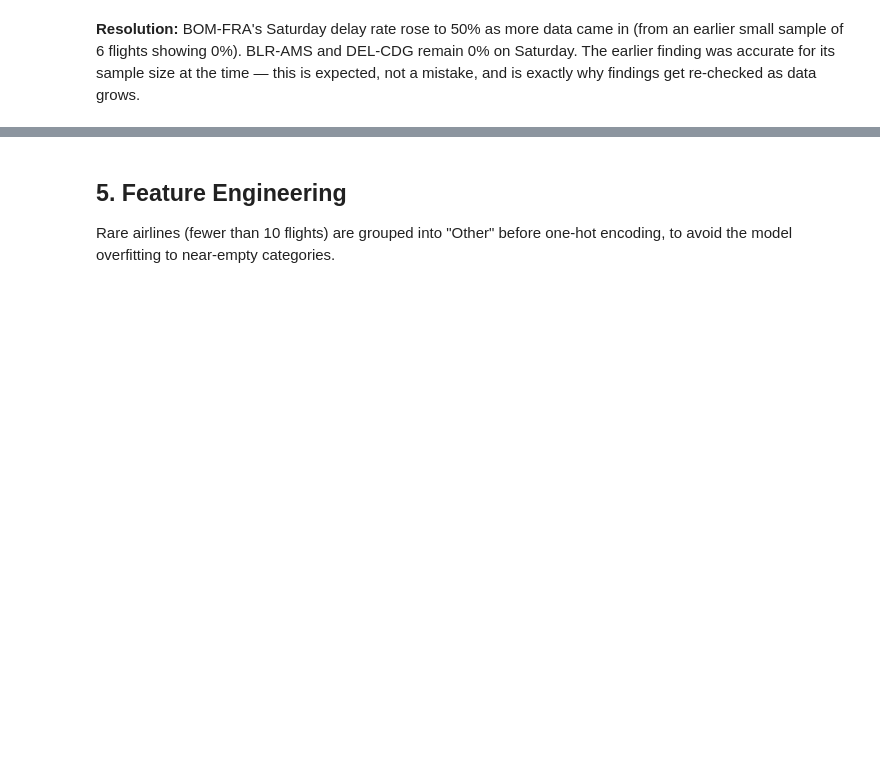
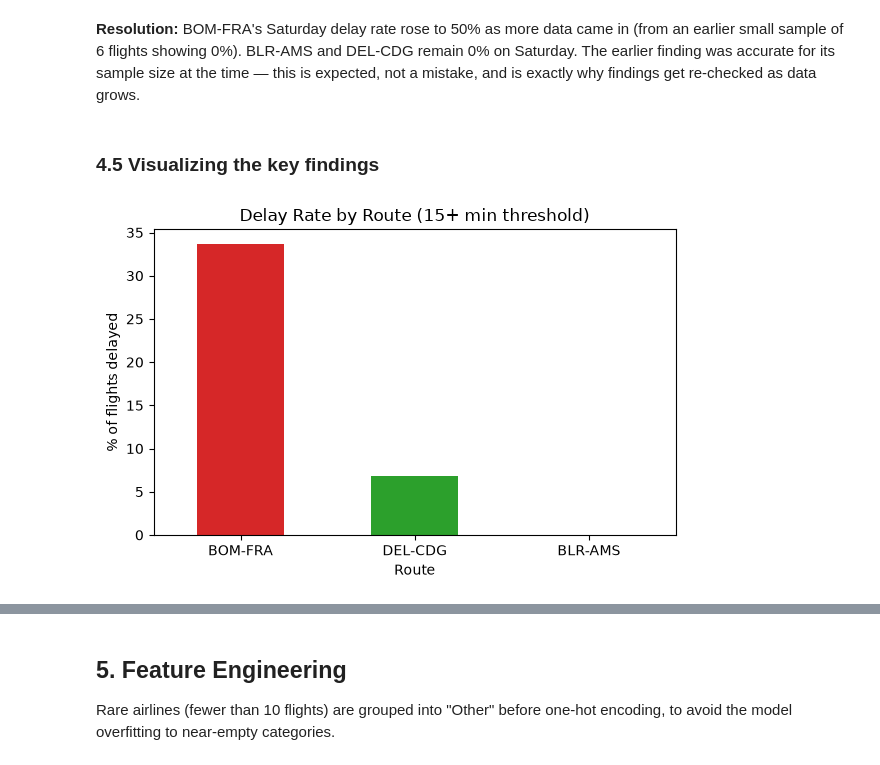
Before and after one commit to khushi1215/RouteWatch, a Jupyter notebook: explore.ipynb, the cells around one changed output, grey strips where cells are left out. Drawn from its saved outputs; the diff is of its cells as text; code cells hidden in the pictures; blank space fills up the shorter version.

Commit message:
updated explore.ipynb, docs: add full README with demo visuals

```diff
--- a/explore.ipynb
+++ b/explore.ipynb
@@ -160,3 +160,21 @@ by_route_day[by_route_day['day_of_week'] == 'Saturday']
 | 15 | DEL-CDG | Saturday | 0.0 | 11 |
 # %% [markdown]
 **Resolution:** BOM-FRA's Saturday delay rate rose to 50% as more data came in (from an earlier small sample of 6 flights showing 0%). BLR-AMS and DEL-CDG remain 0% on Saturday. The earlier finding was accurate for its sample size at the time — this is expected, not a mistake, and is exactly why findings get re-checked as data grows.
+# %% [markdown]
+### 4.5 Visualizing the key findings
+# %%
+import matplotlib.pyplot as plt
+
+route_delay = complete_flights.groupby('route')['is_delayed'].mean() * 100
+
+plt.figure(figsize=(6, 4))
+route_delay.sort_values(ascending=False).plot(kind='bar', color=['#d62728', '#2ca02c', '#2ca02c'])
+plt.title('Delay Rate by Route (15+ min threshold)')
+plt.ylabel('% of flights delayed')
+plt.xlabel('Route')
+plt.xticks(rotation=0)
+plt.tight_layout()
+plt.savefig('docs/screenshots/delay_by_route.png', dpi=150)
+plt.show()
+# %% [output]
+[figure, added]
```
Also changed, not shown: parts of 1 cell of this notebook, 4 other files.
